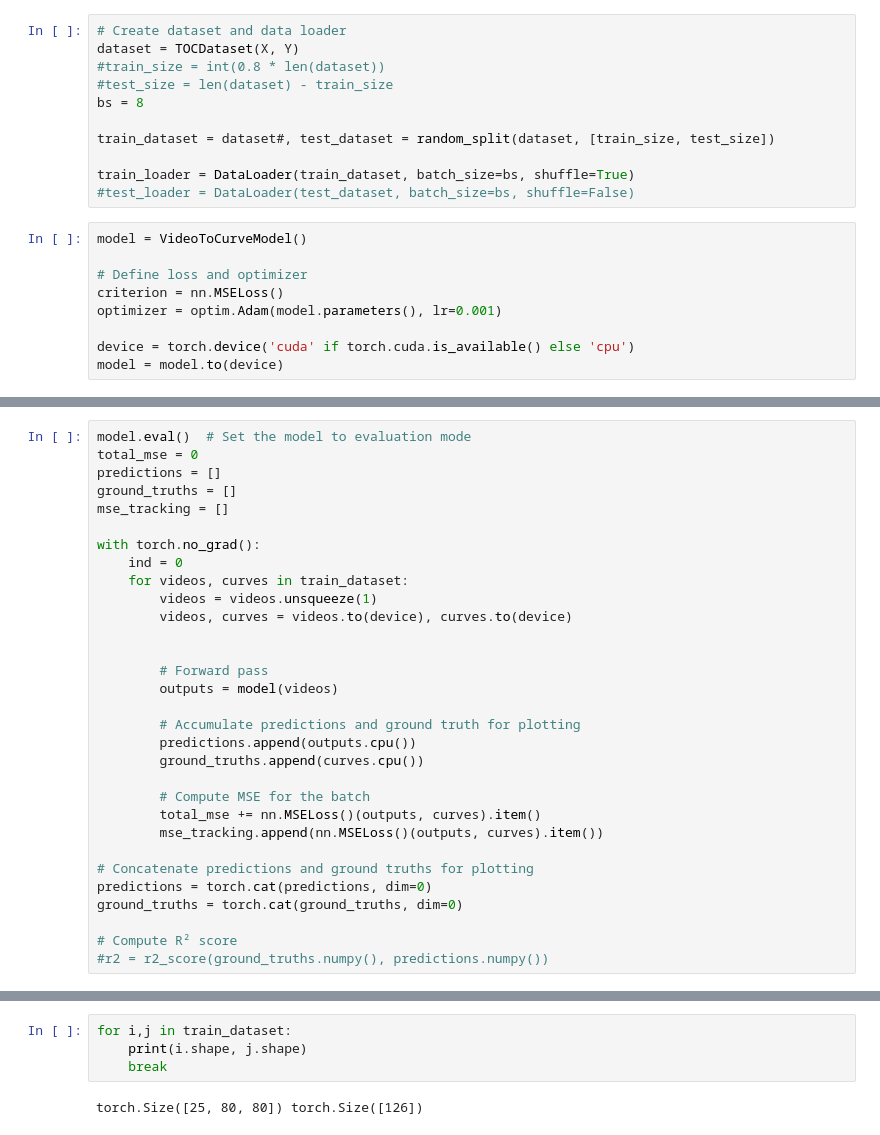
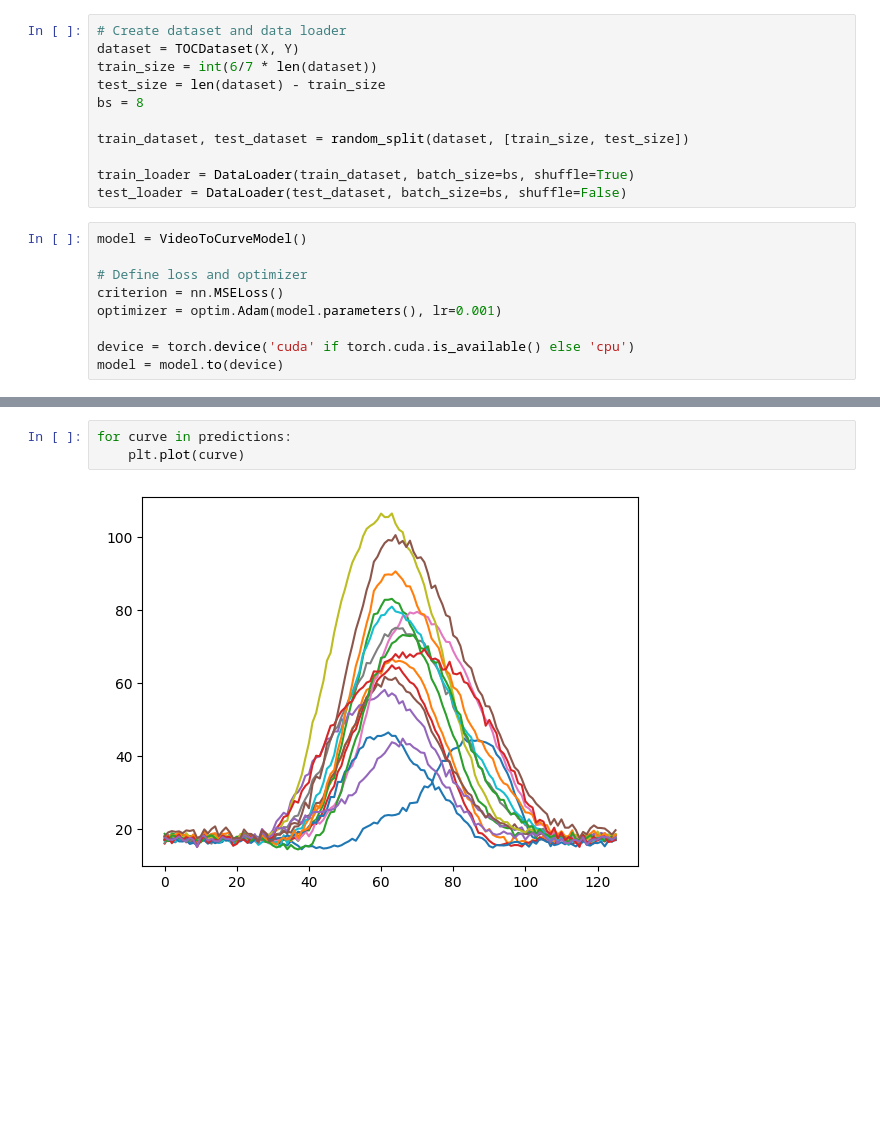
Before and after one commit to nanduruganesh/SwinTransformer, a Jupyter notebook: Ganesh_Experiments/CNN.ipynb, the cells around one changed output, grey strips where cells are left out. Cells and saved outputs as stored; diff of their text form; blank space fills up the shorter version.

```diff
--- a/Ganesh_Experiments/CNN.ipynb
+++ b/Ganesh_Experiments/CNN.ipynb
@@ -80,14 +81,14 @@ class VideoToCurveModel(nn.Module):
 # %%
 # Create dataset and data loader
 dataset = TOCDataset(X, Y)
-#train_size = int(0.8 * len(dataset))
-#test_size = len(dataset) - train_size
+train_size = int(6/7 * len(dataset))
+test_size = len(dataset) - train_size
 bs = 8
 
-train_dataset = dataset#, test_dataset = random_split(dataset, [train_size, test_size])
+train_dataset, test_dataset = random_split(dataset, [train_size, test_size])
 
 train_loader = DataLoader(train_dataset, batch_size=bs, shuffle=True)
-#test_loader = DataLoader(test_dataset, batch_size=bs, shuffle=False)
+test_loader = DataLoader(test_dataset, batch_size=bs, shuffle=False)
 # %%
 model = VideoToCurveModel()
 
@@ -248,31 +332,0 @@ Test R²: -263.6149
-# %%
-model.eval()  # Set the model to evaluation mode
-total_mse = 0
-predictions = []
-ground_truths = []
-mse_tracking = []
-
-with torch.no_grad():
-    ind = 0
-    for videos, curves in train_dataset:
-        videos = videos.unsqueeze(1)
-        videos, curves = videos.to(device), curves.to(device)
-
-
-        # Forward pass
-        outputs = model(videos)
-
-        # Accumulate predictions and ground truth for plotting
-        predictions.append(outputs.cpu())
-        ground_truths.append(curves.cpu())
-
-        # Compute MSE for the batch
-        total_mse += nn.MSELoss()(outputs, curves).item()
-        mse_tracking.append(nn.MSELoss()(outputs, curves).item())
-
-# Concatenate predictions and ground truths for plotting
-predictions = torch.cat(predictions, dim=0)
-ground_truths = torch.cat(ground_truths, dim=0)
-
-# Compute R² score
-#r2 = r2_score(ground_truths.numpy(), predictions.numpy())
@@ -298,6 +333,5 @@ mse_tracking
-# %%
-for i,j in train_dataset:
-    print(i.shape, j.shape)
-    break
-# %% [output]
-torch.Size([25, 80, 80]) torch.Size([126])
+# %%
+for curve in predictions:
+    plt.plot(curve)
+# %% [output]
+[figure, added]
```
Also changed, not shown: parts of 12 cells of this notebook, 2 other files.
